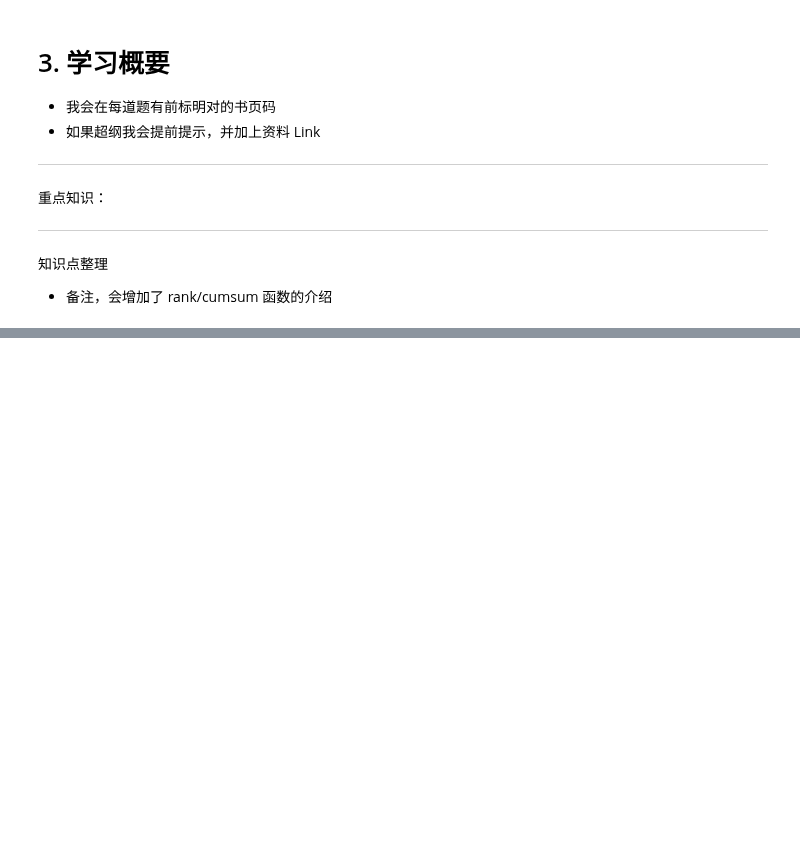
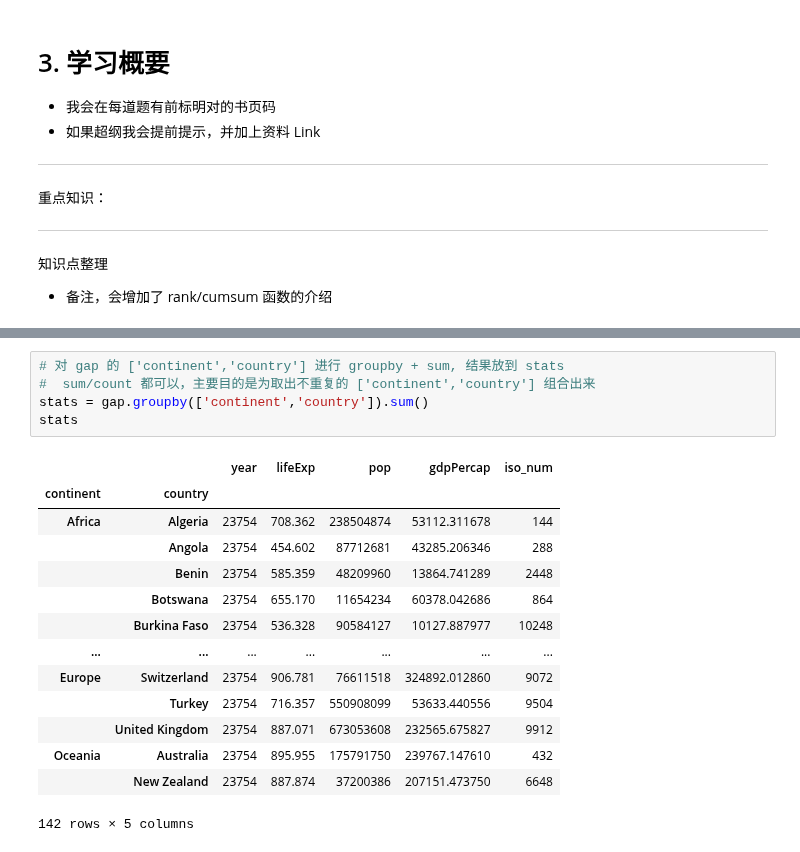
Before and after one commit to liuhui998/pe2, a Jupyter notebook: 10-groupby/answer-questions.ipynb, the cells around one changed output, grey strips where cells are left out. Drawn from its saved outputs; the diff is of its cells as text; blank space fills up the shorter version.

```diff
--- a/10-groupby/answer-questions.ipynb
+++ b/10-groupby/answer-questions.ipynb
@@ -26,0 +159,20 @@
+# %%
+# 对 gap 的 ['continent','country'] 进行 groupby + sum, 结果放到 stats
+#  sum/count 都可以，主要目的是为取出不重复的 ['continent','country'] 组合出来
+stats = gap.groupby(['continent','country']).sum()
+stats
+# %% [output]
+|  |  | year | lifeExp | pop | gdpPercap | iso_num |
+| continent | country |  |  |  |  |  |
+| Africa | Algeria | 23754 | 708.362 | 238504874 | 53112.311678 | 144 |
+|  | Angola | 23754 | 454.602 | 87712681 | 43285.206346 | 288 |
+|  | Benin | 23754 | 585.359 | 48209960 | 13864.741289 | 2448 |
+|  | Botswana | 23754 | 655.170 | 11654234 | 60378.042686 | 864 |
+|  | Burkina Faso | 23754 | 536.328 | 90584127 | 10127.887977 | 10248 |
+| ... | ... | ... | ... | ... | ... | ... |
+| Europe | Switzerland | 23754 | 906.781 | 76611518 | 324892.012860 | 9072 |
+|  | Turkey | 23754 | 716.357 | 550908099 | 53633.440556 | 9504 |
+|  | United Kingdom | 23754 | 887.071 | 673053608 | 232565.675827 | 9912 |
+| Oceania | Australia | 23754 | 895.955 | 175791750 | 239767.147610 | 432 |
+|  | New Zealand | 23754 | 887.874 | 37200386 | 207151.473750 | 6648 |
+142 rows × 5 columns
```
Also changed, not shown: parts of 26 cells of this notebook, 1 other file.
